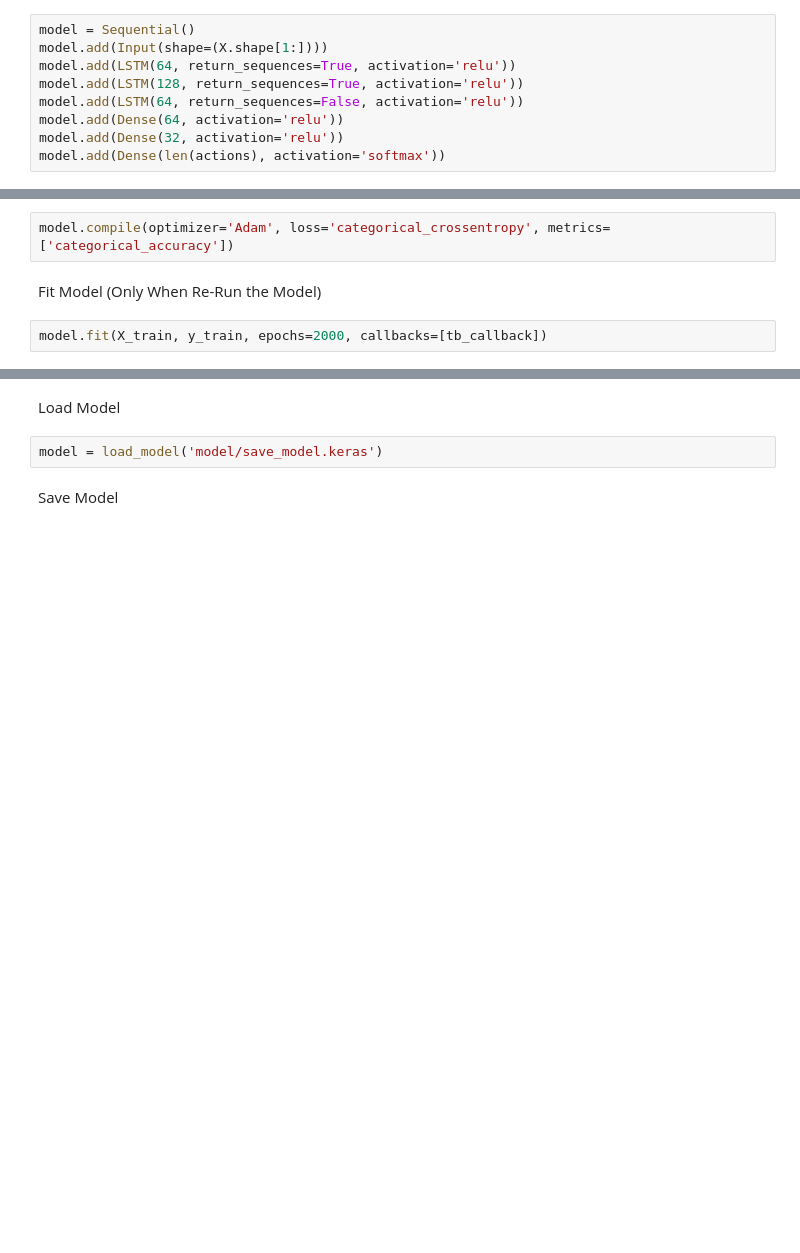
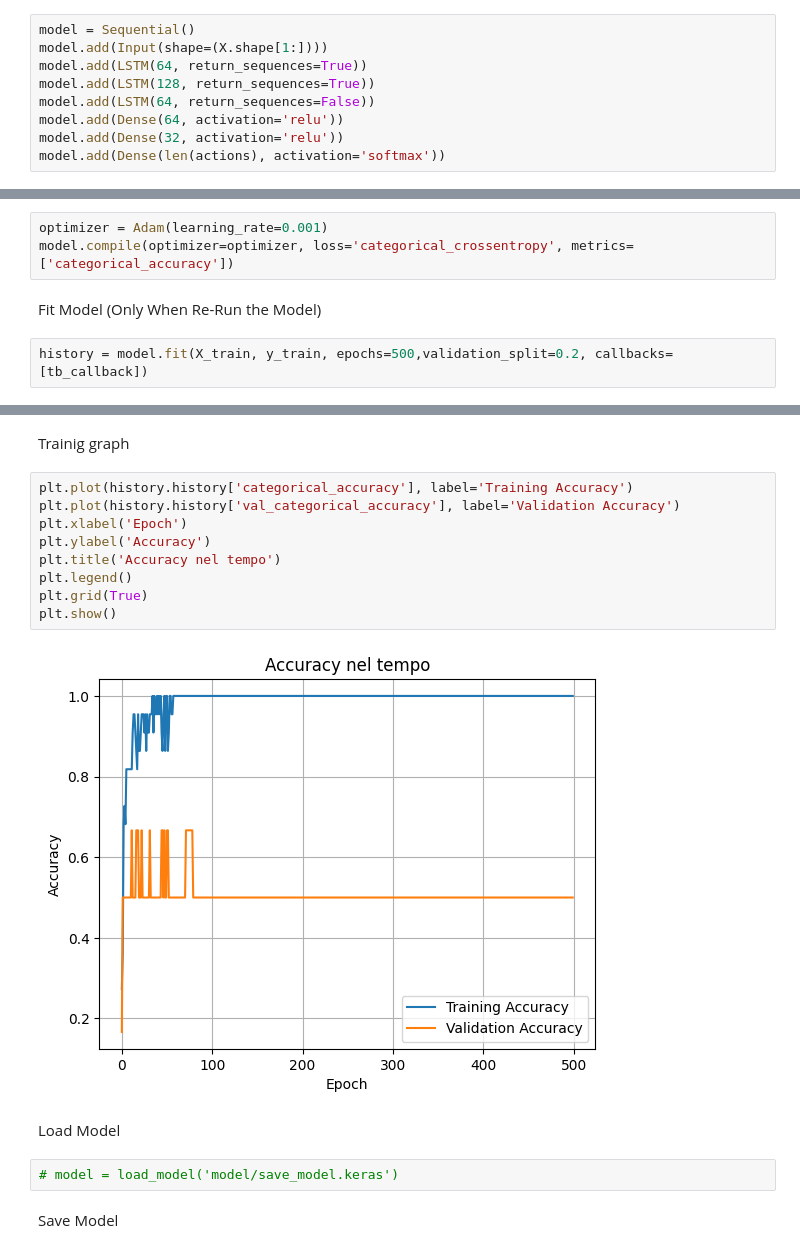
Before and after one commit to UnDolorDeBarriga/action_detection, a Jupyter notebook: preprocess_train.ipynb, the cells around one changed output, grey strips where cells are left out. Drawn from its saved outputs; the diff is of its cells as text; blank space fills up the shorter version.

```diff
--- a/preprocess_train.ipynb
+++ b/preprocess_train.ipynb
@@ -57,17 +76,18 @@ Def Model
 # %%
 model = Sequential()
 model.add(Input(shape=(X.shape[1:])))
-model.add(LSTM(64, return_sequences=True, activation='relu'))
-model.add(LSTM(128, return_sequences=True, activation='relu'))
-model.add(LSTM(64, return_sequences=False, activation='relu'))
+model.add(LSTM(64, return_sequences=True))
+model.add(LSTM(128, return_sequences=True))
+model.add(LSTM(64, return_sequences=False))
 model.add(Dense(64, activation='relu'))
 model.add(Dense(32, activation='relu'))
 model.add(Dense(len(actions), activation='softmax'))
 # %% [markdown]
 Compile Model
 # %%
-model.compile(optimizer='Adam', loss='categorical_crossentropy', metrics=['categorical_accuracy'])
+optimizer = Adam(learning_rate=0.001)
+model.compile(optimizer=optimizer, loss='categorical_crossentropy', metrics=['categorical_accuracy'])
 # %% [markdown]
 Fit Model (Only When Re-Run the Model)
 # %%
-model.fit(X_train, y_train, epochs=2000, callbacks=[tb_callback])
+history = model.fit(X_train, y_train, epochs=500,validation_split=0.2, callbacks=[tb_callback])
@@ -74,7 +112,20 @@ model.fit(X_train, y_train, epochs=2000, callbacks=[tb_callback])
+# %% [markdown]
+Trainig graph
+# %%
+plt.plot(history.history['categorical_accuracy'], label='Training Accuracy')
+plt.plot(history.history['val_categorical_accuracy'], label='Validation Accuracy')
+plt.xlabel('Epoch')
+plt.ylabel('Accuracy')
+plt.title('Accuracy nel tempo')
+plt.legend()
+plt.grid(True)
+plt.show()
+# %% [output]
+[figure, added]
 # %% [markdown]
 Load Model
 # %%
-model = load_model('model/save_model.keras')
+# model = load_model('model/save_model.keras')
 # %% [markdown]
 Save Model
 # %%
```
Also changed, not shown: parts of 7 cells of this notebook, 5 other files.
